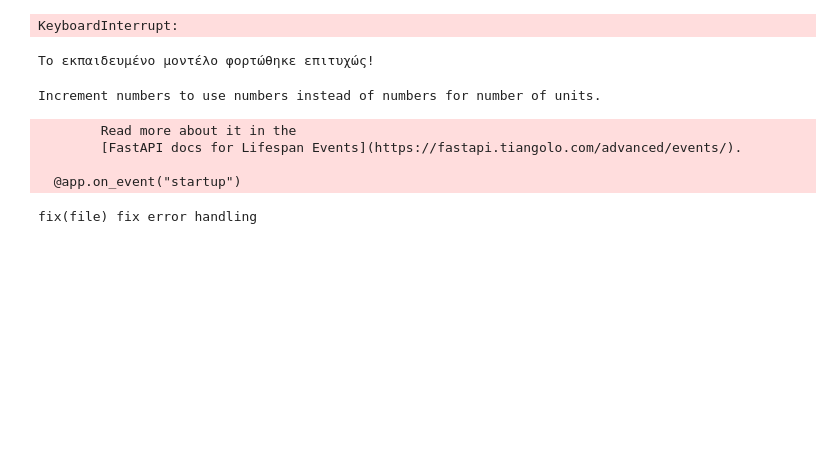
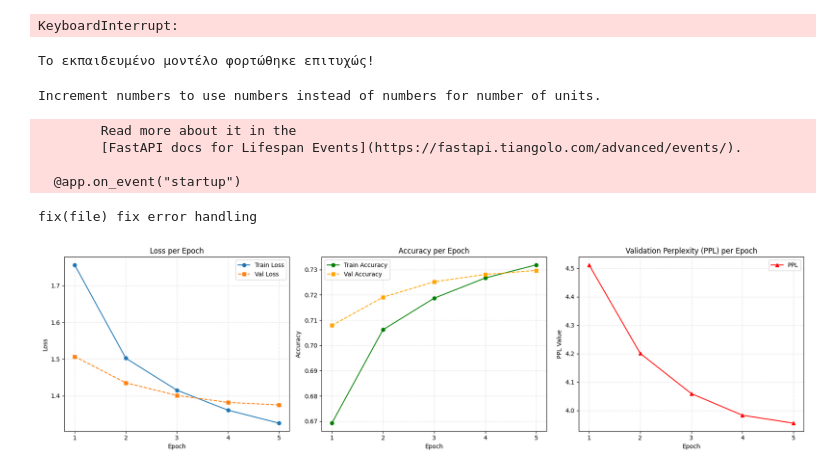
Before and after one commit to Vasilis-Kyriakopoulos/Finetune-LLM-, a Jupyter notebook: finetune.ipynb, the cells around one changed output. Saved outputs shown, nothing was run; the diff lists cells and outputs as text; code cells hidden in the pictures; blank space fills up the shorter version.

```diff
--- a/finetune.ipynb
+++ b/finetune.ipynb
@@ -863,3 +863,54 @@ response = requests.post(url, json=data)
 print(response.json()['generated_message'])
 # %% [output]
 fix(file) fix error handling
+# %%
+import matplotlib.pyplot as plt
+
+# Δεδομένα από τα summary epochs
+epochs = [1, 2, 3, 4, 5]
+train_loss = [1.7564, 1.5024, 1.4152, 1.3608, 1.3254]
+val_loss = [1.5068, 1.4353, 1.4010, 1.3820, 1.3750]
+train_acc = [0.6692, 0.7062, 0.7187, 0.7267, 0.7319]
+val_acc = [0.7079, 0.7191, 0.7252, 0.7281, 0.7297]
+val_ppl = [4.5123, 4.2008, 4.0592, 3.9830, 3.9551]
+
+# Δημιουργία σχήματος με 3 υπο-γραφήματα (subplots)
+plt.figure(figsize=(18, 5))
+
+# 1ο Γράφημα: Loss (Train vs Val)
+plt.subplot(1, 3, 1)
+plt.plot(epochs, train_loss, label='Train Loss', marker='o', linestyle='-')
+plt.plot(epochs, val_loss, label='Val Loss', marker='s', linestyle='--')
+plt.title('Loss per Epoch')
+plt.xlabel('Epoch')
+plt.ylabel('Loss')
+plt.xticks(epochs)
+plt.legend()
+plt.grid(True, linestyle=':', alpha=0.6)
+
+# 2ο Γράφημα: Accuracy (Train vs Val)
+plt.subplot(1, 3, 2)
+plt.plot(epochs, train_acc, label='Train Accuracy', marker='o', linestyle='-', color='green')
+plt.plot(epochs, val_acc, label='Val Accuracy', marker='s', linestyle='--', color='orange')
+plt.title('Accuracy per Epoch')
+plt.xlabel('Epoch')
+plt.ylabel('Accuracy')
+plt.xticks(epochs)
+plt.legend()
+plt.grid(True, linestyle=':', alpha=0.6)
+
+# 3ο Γράφημα: Perplexity (PPL)
+plt.subplot(1, 3, 3)
+plt.plot(epochs, val_ppl, label='PPL', marker='^', linestyle='-', color='red')
+plt.title('Validation Perplexity (PPL) per Epoch')
+plt.xlabel('Epoch')
+plt.ylabel('PPL Value')
+plt.xticks(epochs)
+plt.legend()
+plt.grid(True, linestyle=':', alpha=0.6)
+
+# Προσαρμογή διαστημάτων και εμφάνιση
+plt.tight_layout()
+plt.show()
+# %% [output]
+[figure, added]
```
Also changed, not shown: 2 other files.
